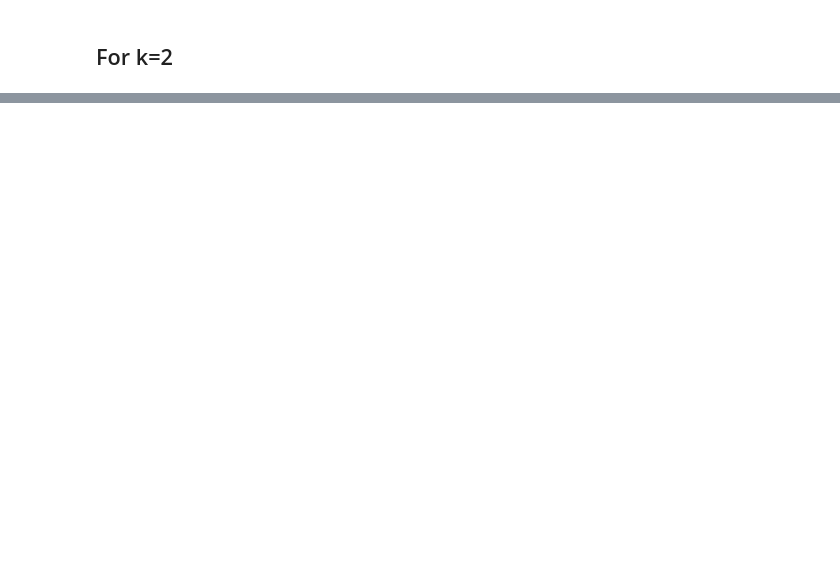
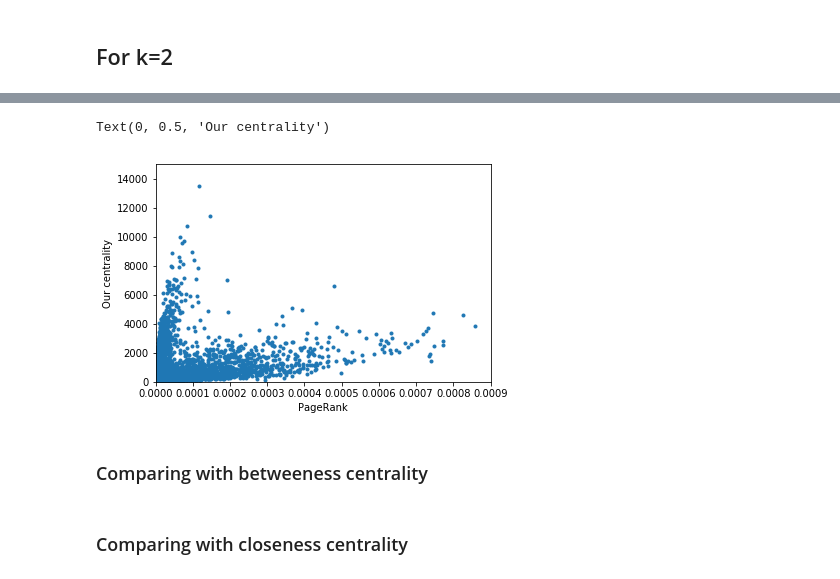
Before and after one commit to awiteck/ORF387, a Jupyter notebook: preliminary_data_analysis.ipynb, the cells around one changed output, grey strips where cells are left out. Cells and saved outputs as stored; diff of their text form; code cells hidden in the pictures; blank space fills up the shorter version.

```diff
--- a/preliminary_data_analysis.ipynb
+++ b/preliminary_data_analysis.ipynb
@@ -124,0 +93,11 @@ centralities
+# %%
+plt.scatter(pageranks_arr[:,1][:400000], centralities_arr[:,1][:400000], marker=".")
+plt.xlim((1e-7, 9e-4))
+plt.ylim((0, 15000))
+plt.xlabel("PageRank")
+plt.ylabel("Our centrality")
+# %% [output]
+Text(0, 0.5, 'Our centrality')
+[figure, added]
+# %% [markdown]
+### Comparing with betweeness centrality
@@ -124,0 +113,2 @@ centralities
+# %% [markdown]
+### Comparing with closeness centrality
```
Also changed, not shown: parts of 33 cells of this notebook, 1 other file.
